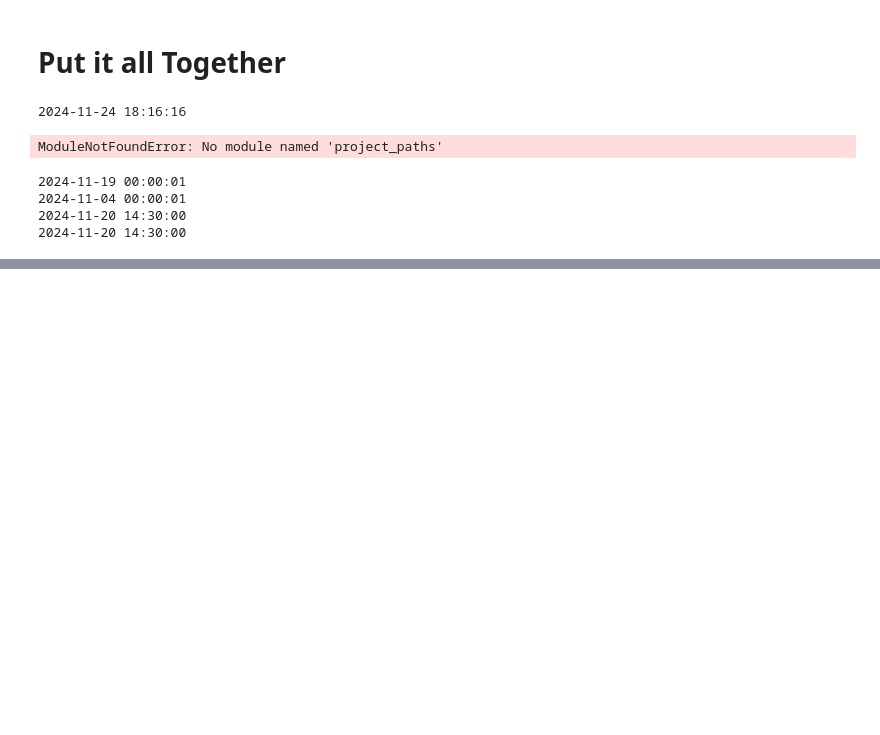
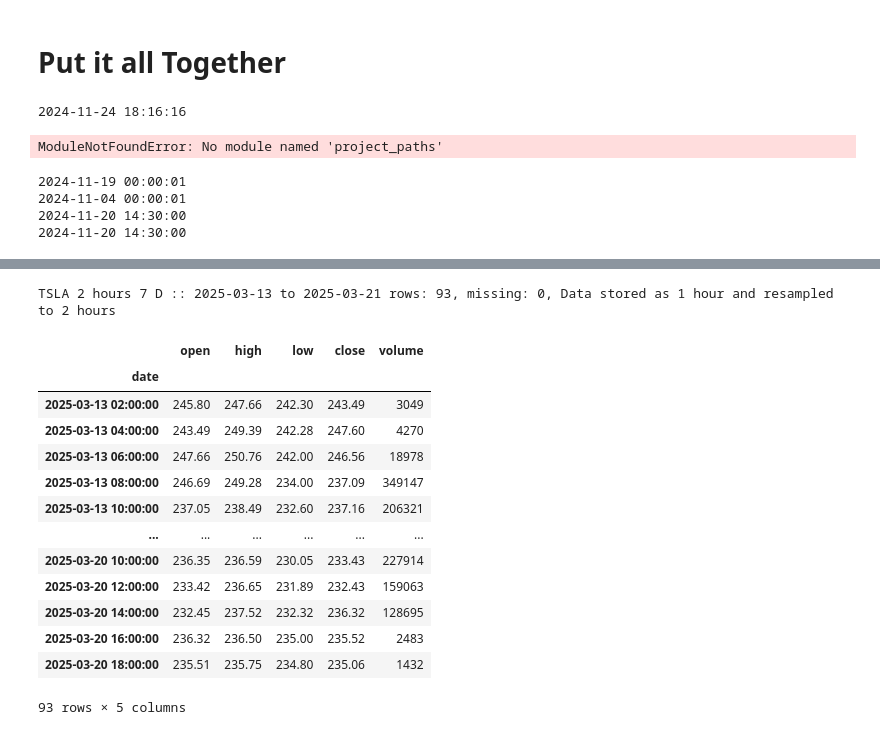
Before and after one commit to Design-01/stockbot_4, a Jupyter notebook: data/TEST_historical_data.ipynb, the cells around one changed output, grey strips where cells are left out. Saved outputs shown, nothing was run; the diff lists cells and outputs as text; code cells hidden in the pictures; blank space fills up the shorter version.

```diff
--- a/data/TEST_historical_data.ipynb
+++ b/data/TEST_historical_data.ipynb
@@ -353,0 +398,49 @@ print(calculate_past_date(specific_date))
+# %%
+# In your Jupyter notebook (TEST_Daily_Analysis.ipynb)
+import sys
+from pathlib import Path
+
+# Add the project root directory to Python path
+ROOT_DIR = Path.cwd().parent  # Goes up one level from 'scanner' to 'stockbot4'
+if str(ROOT_DIR) not in sys.path:
+    sys.path.append(str(ROOT_DIR))
+
+
+
+from data.historical_data import HistoricalData
+
+
+from ib_insync import *
+util.startLoop()
+
+ib = IB()
+ib.connect('127.0.0.1', 7496, clientId=13)
+
+
+hd = HistoricalData(ib)
+symbol = 'TSLA'
+interval = '2 h'
+endDateTime = '20250322 23:59:59 US/Eastern'
+durationStr = '7 D'
+
+
+ib.disconnect()
+
+
+hd.get_data(symbol, interval, endDateTime, durationStr, print_info=True)
+# %% [output]
+TSLA 2 hours 7 D :: 2025-03-13 to 2025-03-21 rows: 93, missing: 0, Data stored as 1 hour and resampled to 2 hours
+|  | open | high | low | close | volume |
+| date |  |  |  |  |  |
+| 2025-03-13 02:00:00 | 245.80 | 247.66 | 242.30 | 243.49 | 3049 |
+| 2025-03-13 04:00:00 | 243.49 | 249.39 | 242.28 | 247.60 | 4270 |
+| 2025-03-13 06:00:00 | 247.66 | 250.76 | 242.00 | 246.56 | 18978 |
+| 2025-03-13 08:00:00 | 246.69 | 249.28 | 234.00 | 237.09 | 349147 |
+| 2025-03-13 10:00:00 | 237.05 | 238.49 | 232.60 | 237.16 | 206321 |
+| ... | ... | ... | ... | ... | ... |
+| 2025-03-20 10:00:00 | 236.35 | 236.59 | 230.05 | 233.43 | 227914 |
+| 2025-03-20 12:00:00 | 233.42 | 236.65 | 231.89 | 232.43 | 159063 |
+| 2025-03-20 14:00:00 | 232.45 | 237.52 | 232.32 | 236.32 | 128695 |
+| 2025-03-20 16:00:00 | 236.32 | 236.50 | 235.00 | 235.52 | 2483 |
+| 2025-03-20 18:00:00 | 235.51 | 235.75 | 234.80 | 235.06 | 1432 |
+93 rows × 5 columns
```
Also changed, not shown: parts of 12 cells of this notebook, 3 other files.
